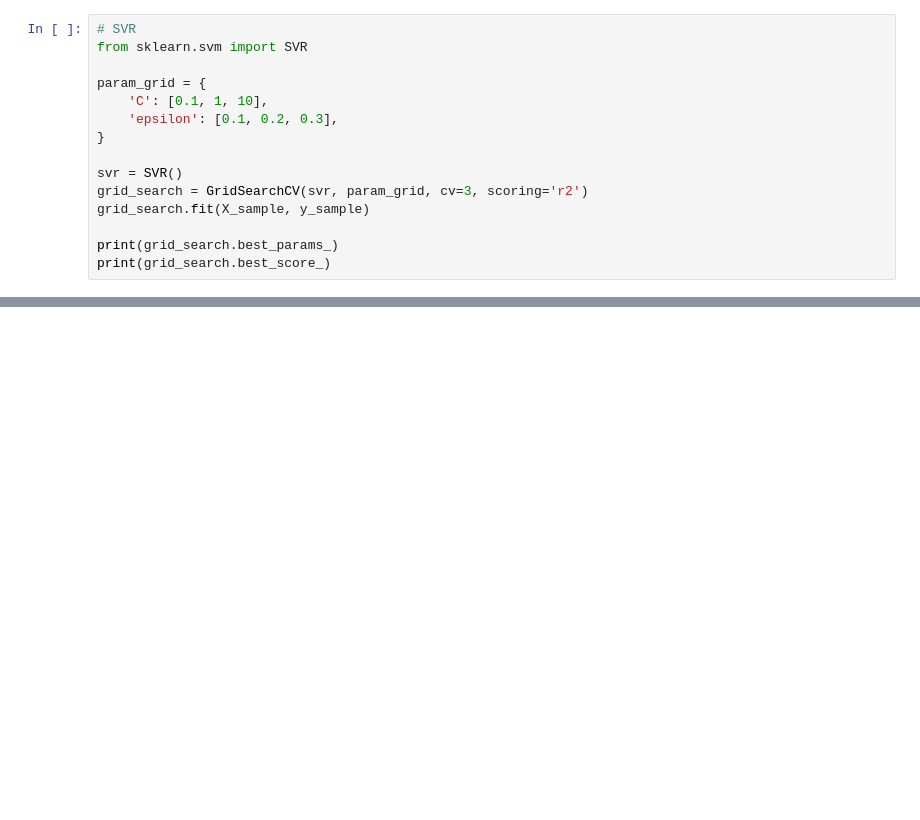
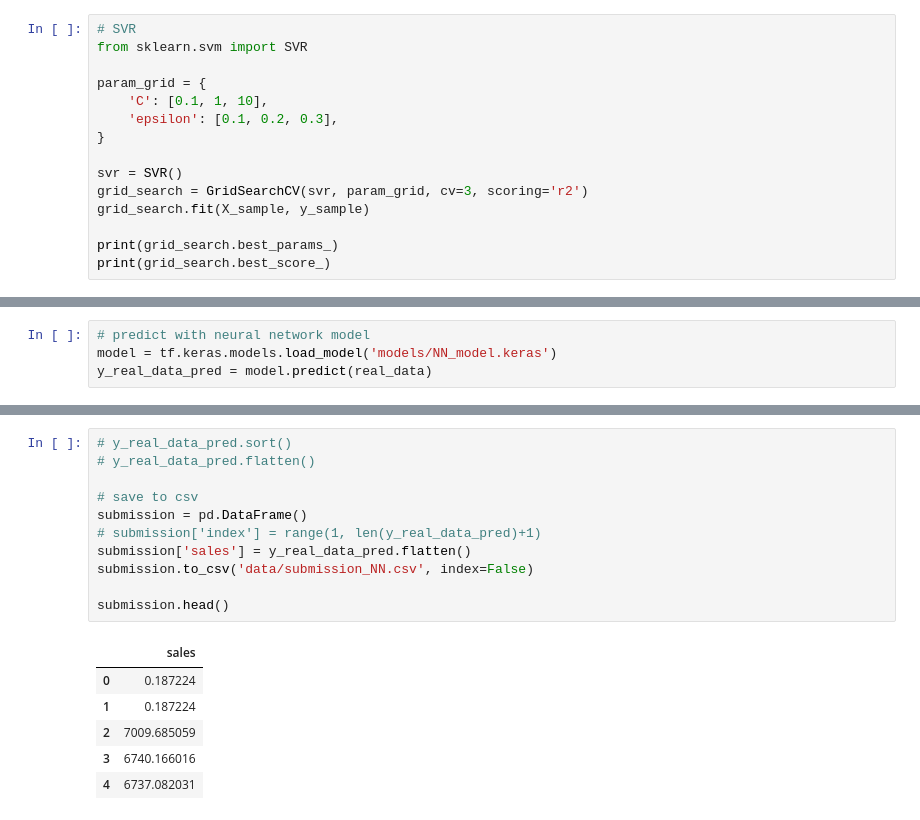
Before and after one commit to natanael-2012/Ironkaggle, a Jupyter notebook: working.ipynb, the cells around one changed output, grey strips where cells are left out. Cells and saved outputs as stored; diff of their text form; blank space fills up the shorter version.

```diff
--- a/working.ipynb
+++ b/working.ipynb
@@ -504,0 +674,4 @@ print(grid_search.best_score_)
+# %%
+# predict with neural network model
+model = tf.keras.models.load_model('models/NN_model.keras')
+y_real_data_pred = model.predict(real_data)
@@ -504,0 +680,18 @@ print(grid_search.best_score_)
+# %%
+# y_real_data_pred.sort()
+# y_real_data_pred.flatten()
+
+# save to csv
+submission = pd.DataFrame()
+# submission['index'] = range(1, len(y_real_data_pred)+1)
+submission['sales'] = y_real_data_pred.flatten()
+submission.to_csv('data/submission_NN.csv', index=False)
+
+submission.head()
+# %% [output]
+|  | sales |
+| 0 | 0.187224 |
+| 1 | 0.187224 |
+| 2 | 7009.685059 |
+| 3 | 6740.166016 |
+| 4 | 6737.082031 |
```
Also changed, not shown: parts of 29 cells of this notebook, 14 other files.
